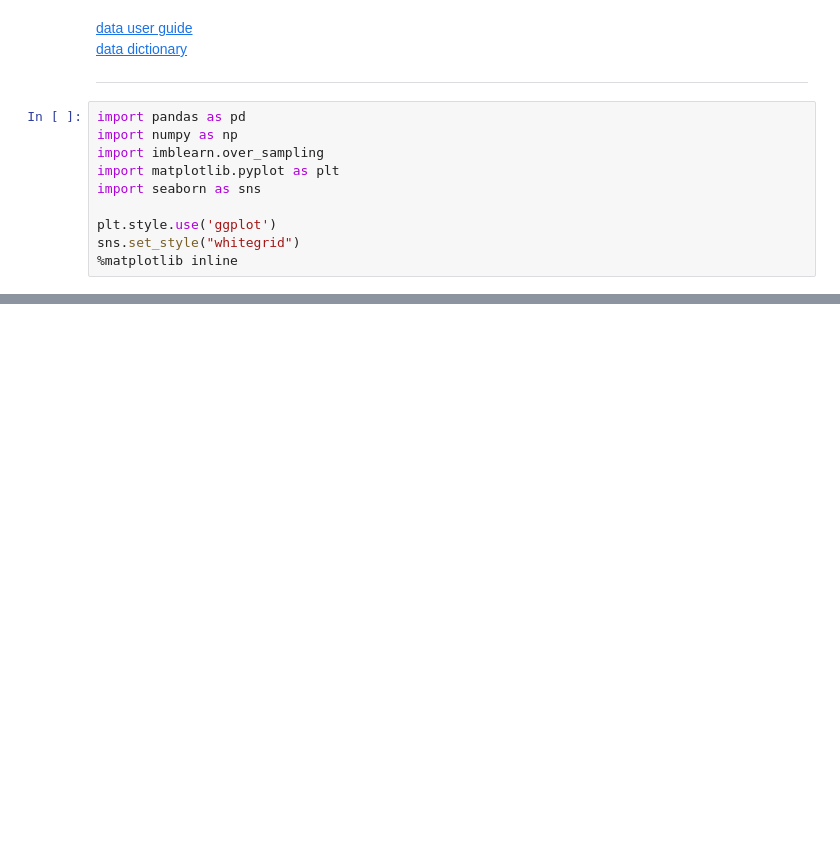
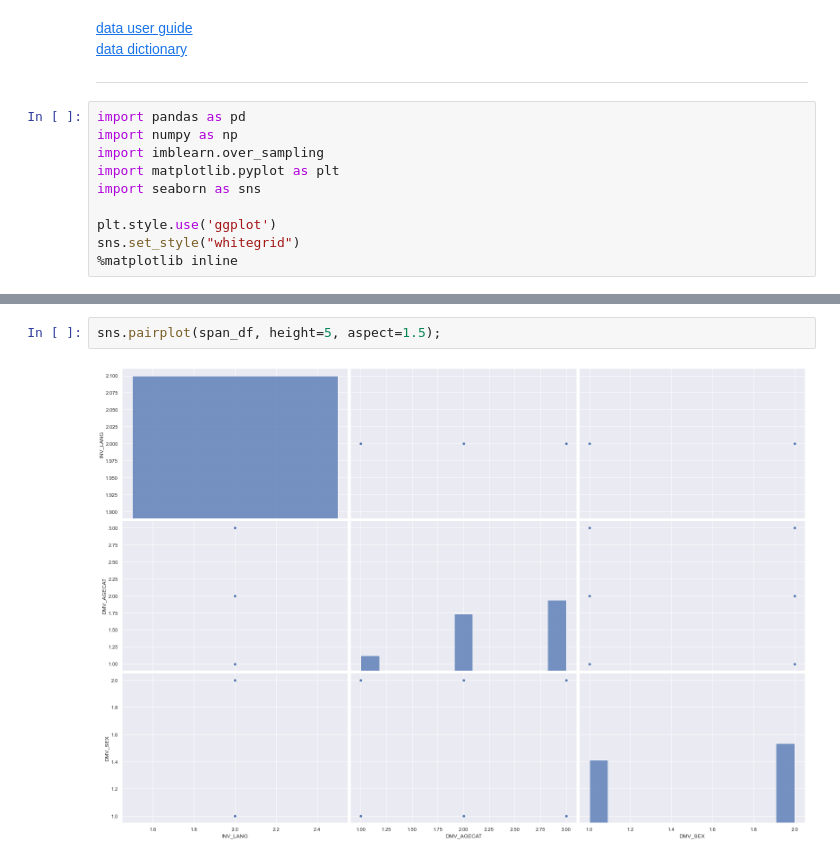
Before and after one commit to slp22/business-project, a Jupyter notebook: cms_covid_survey.ipynb, the cells around one changed output, grey strips where cells are left out. Drawn from its saved outputs; the diff is of its cells as text; blank space fills up the shorter version.

```diff
--- a/cms_covid_survey.ipynb
+++ b/cms_covid_survey.ipynb
@@ -112,0 +308,4 @@ comp_cols
+# %%
+sns.pairplot(span_df, height=5, aspect=1.5);
+# %% [output]
+[figure, added]
```
Also changed, not shown: parts of 19 cells of this notebook.
